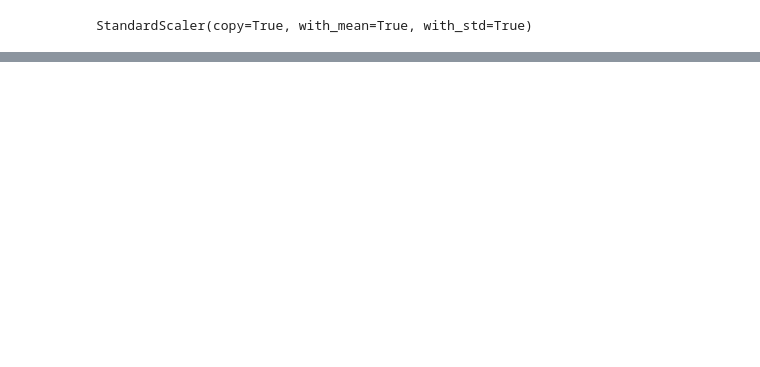
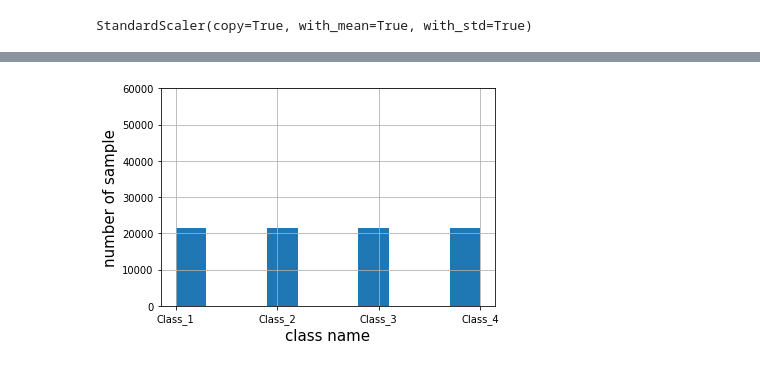
Before and after one commit to bond2580/Python, a Jupyter notebook: playground.ipynb, the cells around one changed output, grey strips where cells are left out. Cells and saved outputs as stored; diff of their text form; code cells hidden in the pictures; blank space fills up the shorter version.

```diff
--- a/playground.ipynb
+++ b/playground.ipynb
@@ -71,3 +97,16 @@ train_X, train_y = sm.fit_resample(train_X, train_y)
+# %%
+#サンプル数調整結果の確認
+plt.hist(train_y)
+plt.xlabel("class name", fontsize=15)
+plt.ylabel("number of sample", fontsize=15)
+
+plt.ylim([0, 60000])
+
+plt.grid()
+plt.savefig("pm2.png")
+plt.show()
+# %% [output]
+[figure, added]
 # %%
 #線形判別分析(LDA)による次元削減
 from sklearn.discriminant_analysis import LinearDiscriminantAnalysis as LDA
```
Also changed, not shown: parts of 14 cells of this notebook.
